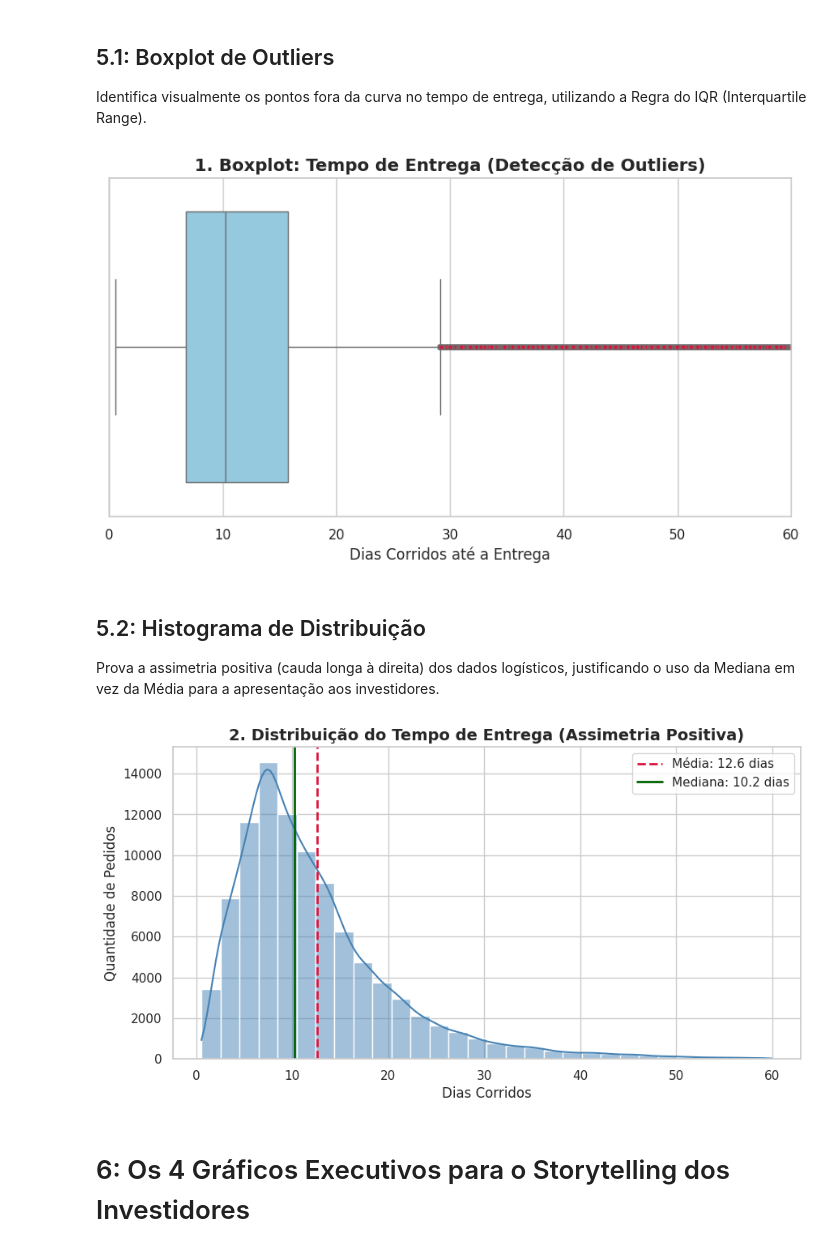
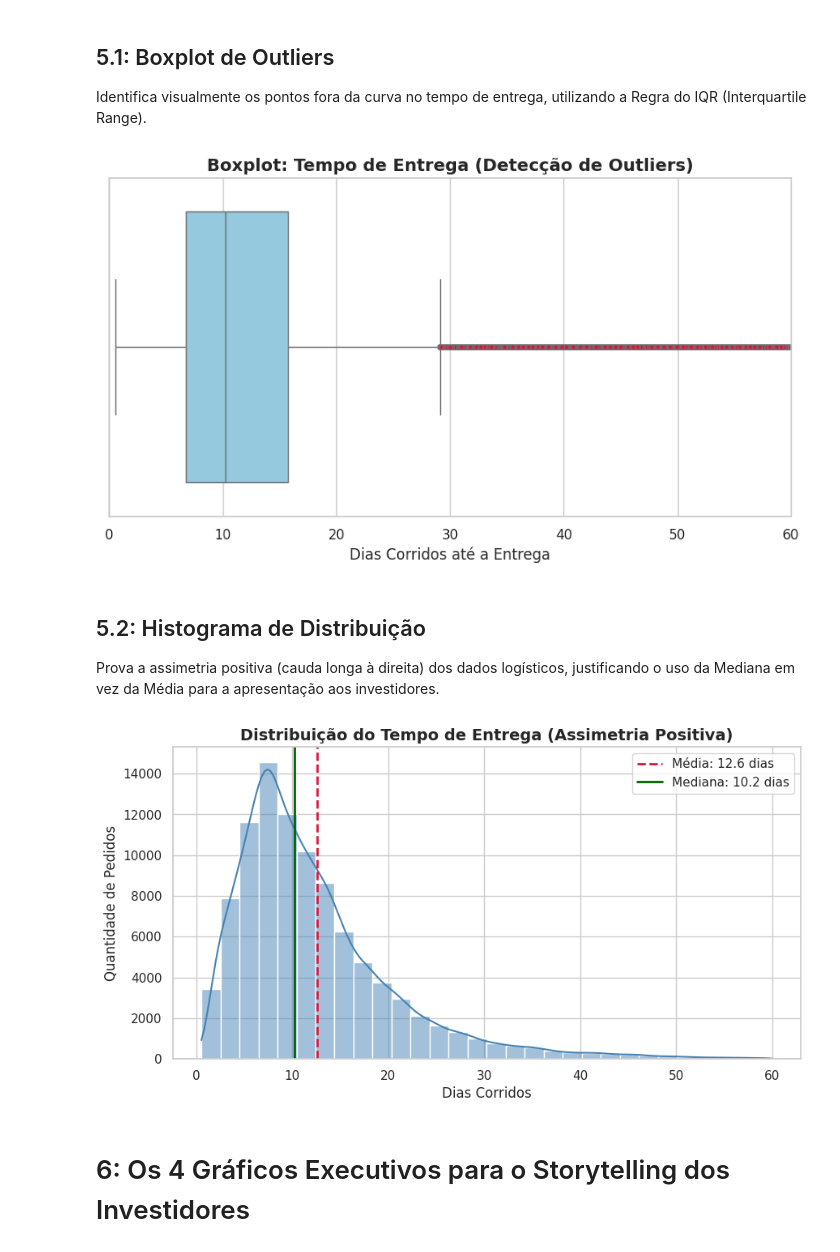
Before and after one commit to thomazgeo/tech-challenge-fase1-olist, a Jupyter notebook: Tech_Chalenge_FIAP_FASE_1.ipynb, the cells around one changed output. Drawn from its saved outputs; the diff is of its cells as text; code cells hidden in the pictures.

```diff
--- a/Tech_Chalenge_FIAP_FASE_1.ipynb
+++ b/Tech_Chalenge_FIAP_FASE_1.ipynb
@@ -193,12 +243,12 @@ Identifica visualmente os pontos fora da curva no tempo de entrega, utilizando a
 # %%
 plt.figure(figsize=(10, 5))
 sns.boxplot(x=df_olist['tempo_entrega_dias'], color='skyblue', flierprops=dict(markerfacecolor='crimson', marker='o', markersize=4))
 plt.xlim(0, 60)
-plt.title('1. Boxplot: Tempo de Entrega (Detecção de Outliers)', fontsize=14, fontweight='bold')
+plt.title('Boxplot: Tempo de Entrega (Detecção de Outliers)', fontsize=14, fontweight='bold')
 plt.xlabel('Dias Corridos até a Entrega')
 plt.show()
 # %% [output]
-[figure, old version]
+[figure, new version]
 # %% [markdown]
 ## 5.2: Histograma de Distribuição
 Prova a assimetria positiva (cauda longa à direita) dos dados logísticos, justificando o uso da Mediana em vez da Média para a apresentação aos investidores.
@@ -207,13 +257,13 @@ plt.figure(figsize=(10, 5))
 sns.histplot(df_olist[df_olist['tempo_entrega_dias'] <= 60]['tempo_entrega_dias'], bins=30, kde=True, color='steelblue')
 plt.axvline(df_olist['tempo_entrega_dias'].mean(), color='crimson', linestyle='--', linewidth=2, label=f"Média: {df_olist['tempo_entrega_dias'].mean():.1f} dias")
 plt.axvline(df_olist['tempo_entrega_dias'].median(), color='darkgreen', linestyle='-', linewidth=2, label=f"Mediana: {df_olist['tempo_entrega_dias'].median():.1f} dias")
-plt.title('2. Distribuição do Tempo de Entrega (Assimetria Positiva)', fontsize=14, fontweight='bold')
+plt.title('Distribuição do Tempo de Entrega (Assimetria Positiva)', fontsize=14, fontweight='bold')
 plt.xlabel('Dias Corridos')
 plt.ylabel('Quantidade de Pedidos')
 plt.legend()
 plt.show()
 # %% [output]
-[figure, old version]
+[figure, new version]
 # %% [markdown]
 # 6: Os 4 Gráficos Executivos para o Storytelling dos Investidores
 # %% [markdown]
```
Also changed, not shown: parts of 10 cells of this notebook.
